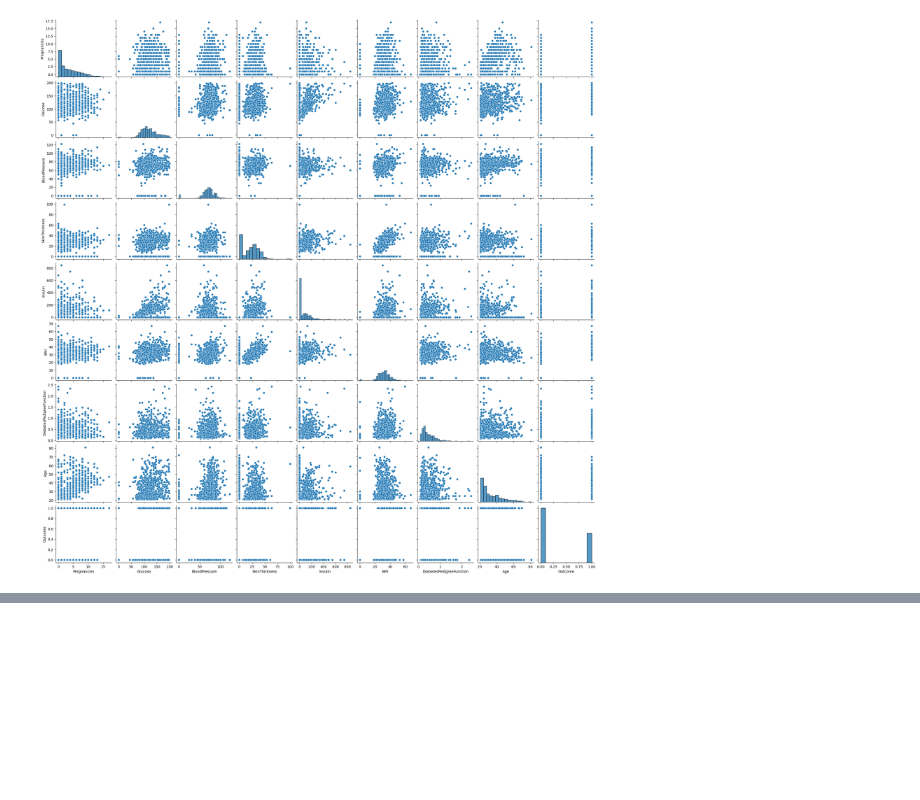
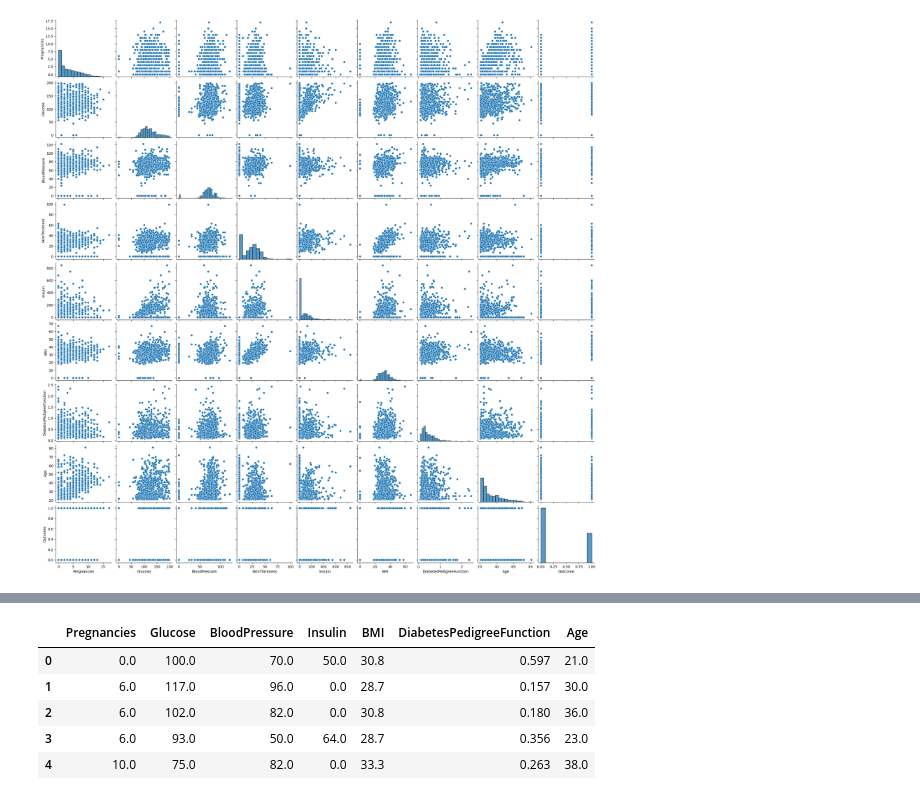
Before and after one commit to AnderTxuCode/machine-learning-tree, a Jupyter notebook: src/explore.ipynb, the cells around one changed output, grey strips where cells are left out. Saved outputs shown, nothing was run; the diff lists cells and outputs as text; code cells hidden in the pictures; blank space fills up the shorter version.

```diff
--- a/src/explore.ipynb
+++ b/src/explore.ipynb
@@ -290,0 +410,26 @@ sns.pairplot(data = df)
+# %%
+#Empezamos con el entrenamiento y modelo
+from sklearn.feature_selection import SelectKBest
+from sklearn.model_selection import train_test_split
+
+
+X = df.drop("Outcome", axis = 1)
+y = df["Outcome"]
+
+X_train, X_test, y_train, y_test = train_test_split(X, y, test_size = 0.2, random_state = 42)
+
+selection_model = SelectKBest(k = 7)
+selection_model.fit(X_train, y_train)
+
+selected_columns = X_train.columns[selection_model.get_support()]
+X_train_sel = pd.DataFrame(selection_model.transform(X_train), columns = selected_columns)
+X_test_sel = pd.DataFrame(selection_model.transform(X_test), columns = selected_columns)
+# %%
+X_test_sel.head()
+# %% [output]
+|  | Pregnancies | Glucose | BloodPressure | Insulin | BMI | DiabetesPedigreeFunction | Age |
+| 0 | 0.0 | 100.0 | 70.0 | 50.0 | 30.8 | 0.597 | 21.0 |
+| 1 | 6.0 | 117.0 | 96.0 | 0.0 | 28.7 | 0.157 | 30.0 |
+| 2 | 6.0 | 102.0 | 82.0 | 0.0 | 30.8 | 0.180 | 36.0 |
+| 3 | 6.0 | 93.0 | 50.0 | 64.0 | 28.7 | 0.356 | 23.0 |
+| 4 | 10.0 | 75.0 | 82.0 | 0.0 | 33.3 | 0.263 | 38.0 |
```
Also changed, not shown: parts of 29 cells of this notebook, 2 other files.
